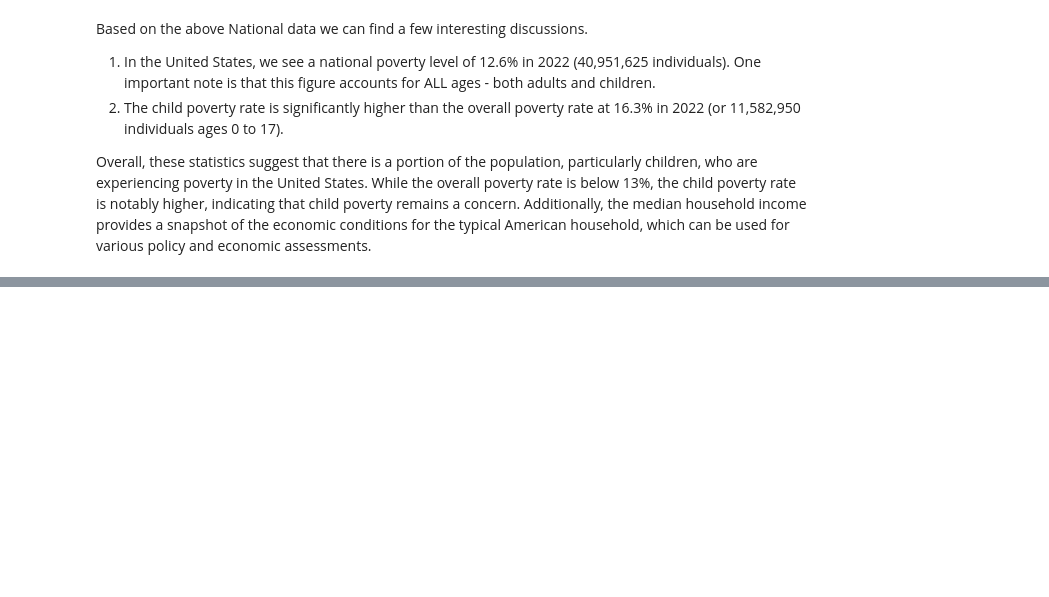
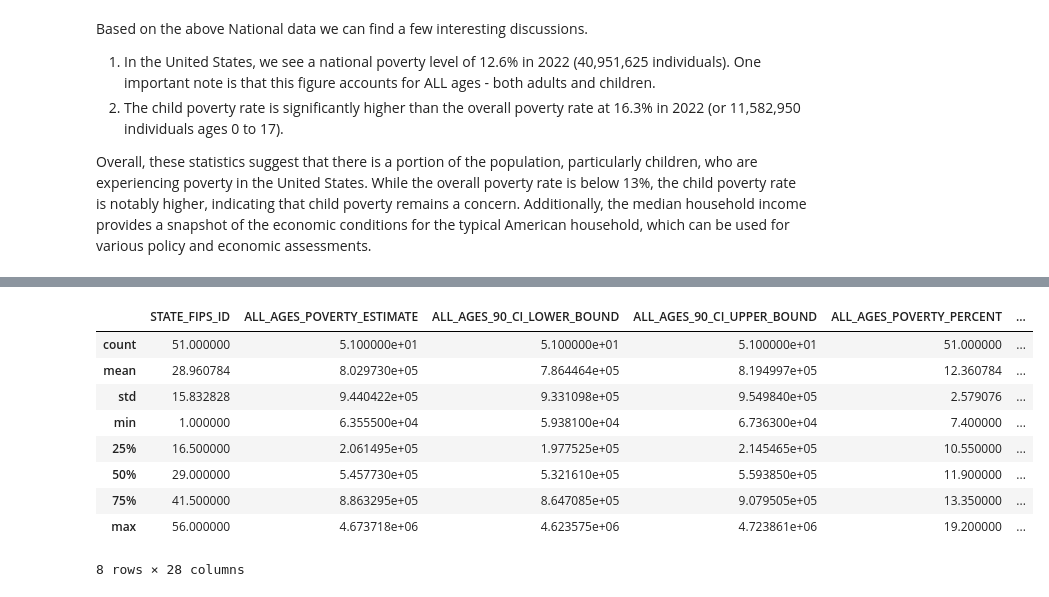
Before and after one commit to dillon-shearer/portfolio, a Jupyter notebook: census_Poverty/3_data_Visualization_and_Exploration.ipynb, the cells around one changed output, grey strips where cells are left out. Cells and saved outputs as stored; diff of their text form; code cells hidden in the pictures; blank space fills up the shorter version.

Commit message:
complete state analysis - complete median income analysis

```diff
--- a/census_Poverty/3_data_Visualization_and_Exploration.ipynb
+++ b/census_Poverty/3_data_Visualization_and_Exploration.ipynb
@@ -85,0 +93,2 @@ Overall, these statistics suggest that there is a portion of the population, par
+# %%
+df_state = df[df['POSTAL_CODE'] != 'US']
@@ -85,0 +115,13 @@ Overall, these statistics suggest that there is a portion of the population, par
+# %%
+df_state.describe()
+# %% [output]
+|  | STATE_FIPS_ID | ALL_AGES_POVERTY_ESTIMATE | ALL_AGES_90_CI_LOWER_BOUND | ALL_AGES_90_CI_UPPER_BOUND | ALL_AGES_POVERTY_PERCENT | ... |
+| count | 51.000000 | 5.100000e+01 | 5.100000e+01 | 5.100000e+01 | 51.000000 | ... |
+| mean | 28.960784 | 8.029730e+05 | 7.864464e+05 | 8.194997e+05 | 12.360784 | ... |
+| std | 15.832828 | 9.440422e+05 | 9.331098e+05 | 9.549840e+05 | 2.579076 | ... |
+| min | 1.000000 | 6.355500e+04 | 5.938100e+04 | 6.736300e+04 | 7.400000 | ... |
+| 25% | 16.500000 | 2.061495e+05 | 1.977525e+05 | 2.145465e+05 | 10.550000 | ... |
+| 50% | 29.000000 | 5.457730e+05 | 5.321610e+05 | 5.593850e+05 | 11.900000 | ... |
+| 75% | 41.500000 | 8.863295e+05 | 8.647085e+05 | 9.079505e+05 | 13.350000 | ... |
+| max | 56.000000 | 4.673718e+06 | 4.623575e+06 | 4.723861e+06 | 19.200000 | ... |
+8 rows × 28 columns
```
Also changed, not shown: parts of 20 cells of this notebook.
